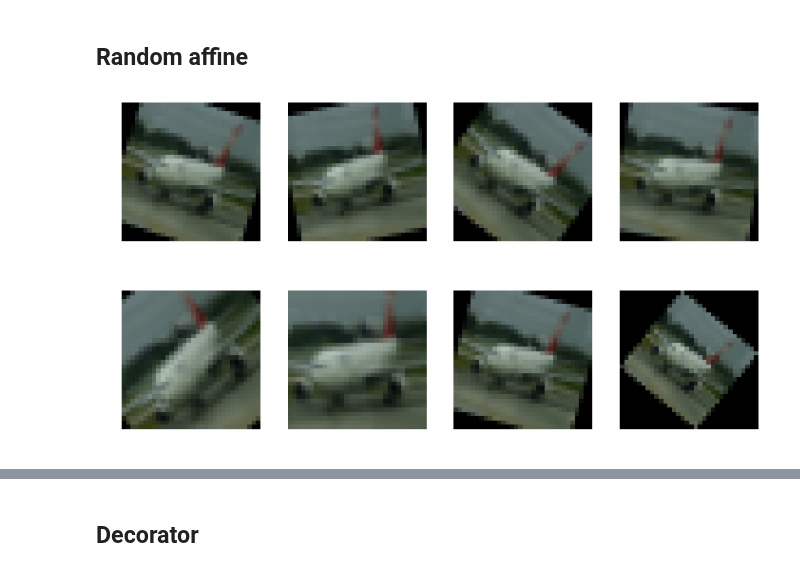
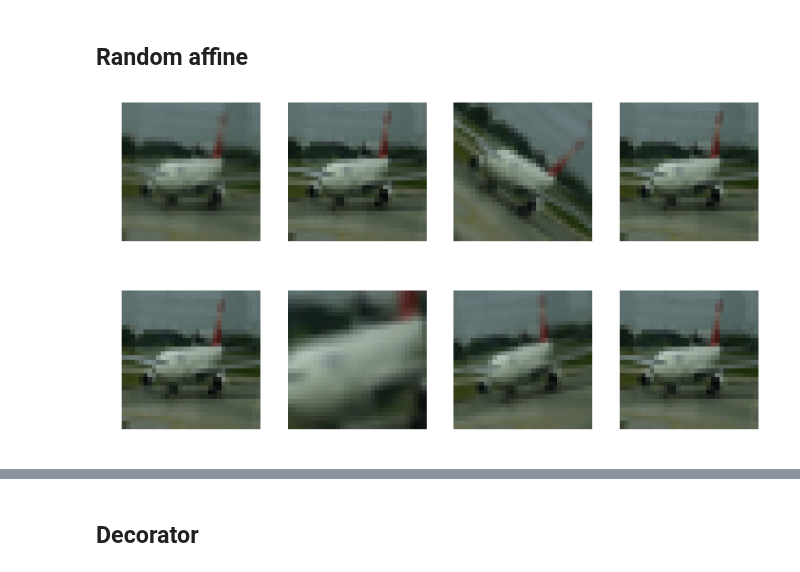
Before and after one commit to fastai/fastai_old, a Jupyter notebook: dev_nb/002_images.ipynb, the cells around one changed output, grey strips where cells are left out. Cells and saved outputs as stored; diff of their text form; code cells hidden in the pictures.

```diff
--- a/dev_nb/002_images.ipynb
+++ b/dev_nb/002_images.ipynb
@@ -422,32 +470,39 @@ show_image(do_affine(img, c))
 # %% [markdown]
 ## Random affine
+# %%
+def make_p_affine(func):
+    res = lambda *args, p, **kwargs: func(*args,**kwargs) if p else None
 # %%
 def make_tfm_affine(func):
-    res = lambda **kwargs: lambda: func(**resolve_args(func, **kwargs))
-    return copy_anno(func, res)
+    def _inner(**kwargs):
+        res = lambda: make_p_affine(func)(**resolve_args(func, **kwargs))
+        res.__annotations__ = func.__annotations__
+        res.__annotations__['p'] = rand_bool
+        return res
+    return _inner
 # %%
 rotate_tfm = make_tfm_affine(rotate)
 zoom_tfm = make_tfm_affine(zoom)
 # %%
-def compose_affine_tfms(affine_funcs=None, funcs=None):
+def compose_affine_tfms(affine_funcs=None, funcs=None, **kwargs):
     matrices = resolve_tfms(affine_funcs)
-    return partial(do_affine, m=affines_mat(matrices), func=compose_tfms(funcs))
+    return partial(do_affine, m=affines_mat(matrices), func=compose_tfms(funcs), **kwargs)
 # %%
-tfm = rotate_tfm(degrees=(-45,45.))
+tfm = rotate_tfm(degrees=(-45,45.), p=0.5)
 
 _,axes = plt.subplots(1,4, figsize=(12,3))
 for ax in axes:
     img = x()
     show_image(compose_affine_tfms(tfm)(img), ax)
 # %% [output]
-[figure, old version]
+[figure, new version]
 # %%
-tfms = [rotate_tfm(degrees=(-45,45.)),
-        zoom_tfm(scale=(0.75,1.5))]
+tfms = [rotate_tfm(degrees=(-45,45.), p=0.5),
+        zoom_tfm(scale=(0.5,2.5), p=0.5)]
 
 _,axes = plt.subplots(1,4, figsize=(12,3))
 for ax in axes:
     img = x()
     show_image(compose_affine_tfms(tfms)(img), ax)
 # %% [output]
-[figure, old version]
+[figure, new version]
```
Also changed, not shown: parts of 68 cells of this notebook.
